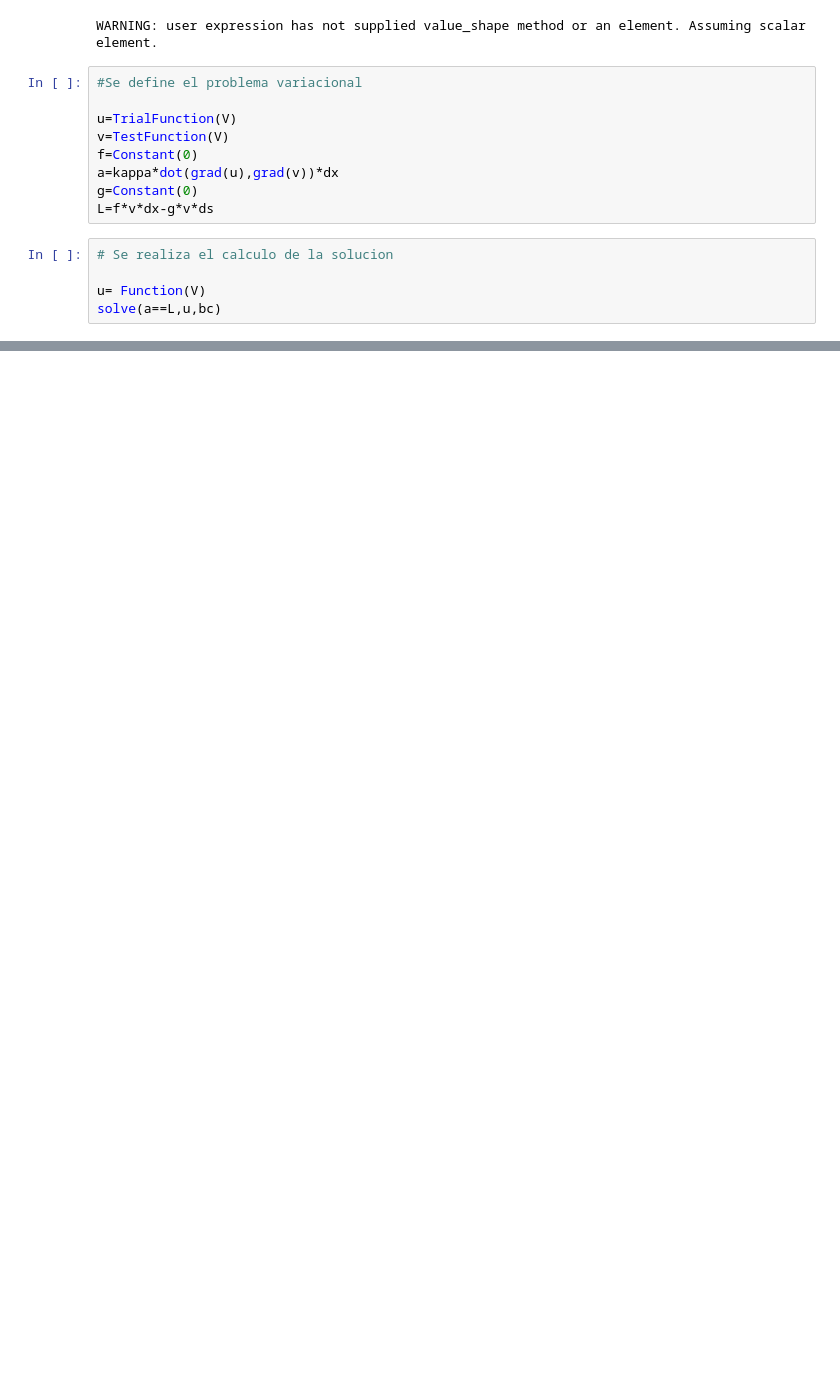
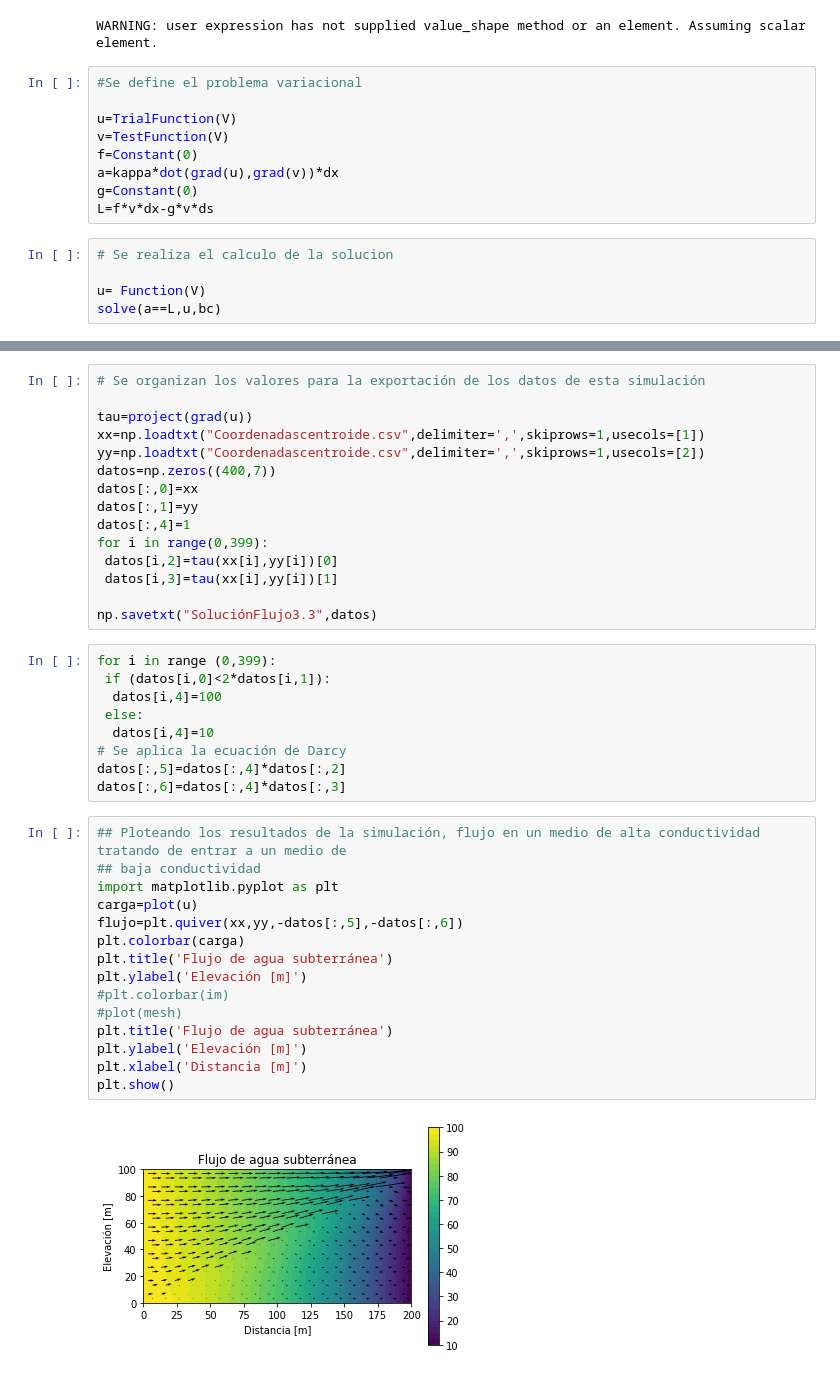
Before and after one commit to skypsnet/Modelaci-nPython, a Jupyter notebook: Notebooks/Caso hetérogeneo simple.ipynb, the cells around one changed output, grey strips where cells are left out. Cells and saved outputs as stored; diff of their text form; blank space fills up the shorter version.

```diff
--- a/Notebooks/Caso hetérogeneo simple.ipynb
+++ b/Notebooks/Caso hetérogeneo simple.ipynb
@@ -89,0 +137,41 @@ plt.show()
+# %%
+# Se organizan los valores para la exportación de los datos de esta simulación
+
+tau=project(grad(u))
+xx=np.loadtxt("Coordenadascentroide.csv",delimiter=',',skiprows=1,usecols=[1])
+yy=np.loadtxt("Coordenadascentroide.csv",delimiter=',',skiprows=1,usecols=[2])
+datos=np.zeros((400,7))
+datos[:,0]=xx
+datos[:,1]=yy
+datos[:,4]=1
+for i in range(0,399):
+ datos[i,2]=tau(xx[i],yy[i])[0]
+ datos[i,3]=tau(xx[i],yy[i])[1]
+
+np.savetxt("SoluciónFlujo3.3",datos)
+# %%
+for i in range (0,399):
+ if (datos[i,0]<2*datos[i,1]):
+  datos[i,4]=100
+ else:
+  datos[i,4]=10
+# Se aplica la ecuación de Darcy
+datos[:,5]=datos[:,4]*datos[:,2]
+datos[:,6]=datos[:,4]*datos[:,3]
+# %%
+## Ploteando los resultados de la simulación, flujo en un medio de alta conductividad tratando de entrar a un medio de
+## baja conductividad
+import matplotlib.pyplot as plt
+carga=plot(u)
+flujo=plt.quiver(xx,yy,-datos[:,5],-datos[:,6])
+plt.colorbar(carga)
+plt.title('Flujo de agua subterránea')
+plt.ylabel('Elevación [m]')
+#plt.colorbar(im)
+#plot(mesh)
+plt.title('Flujo de agua subterránea')
+plt.ylabel('Elevación [m]')
+plt.xlabel('Distancia [m]')
+plt.show()
+# %% [output]
+[figure, added]
```
Also changed, not shown: parts of 9 cells of this notebook, 58 other files.
